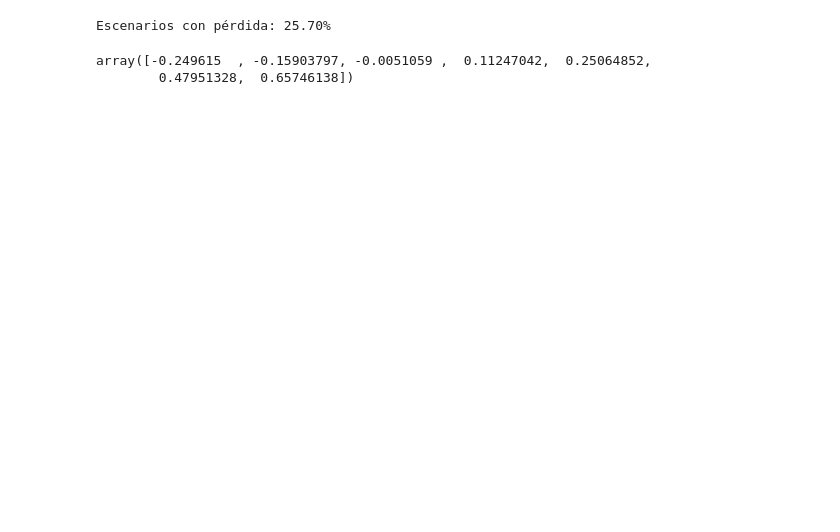
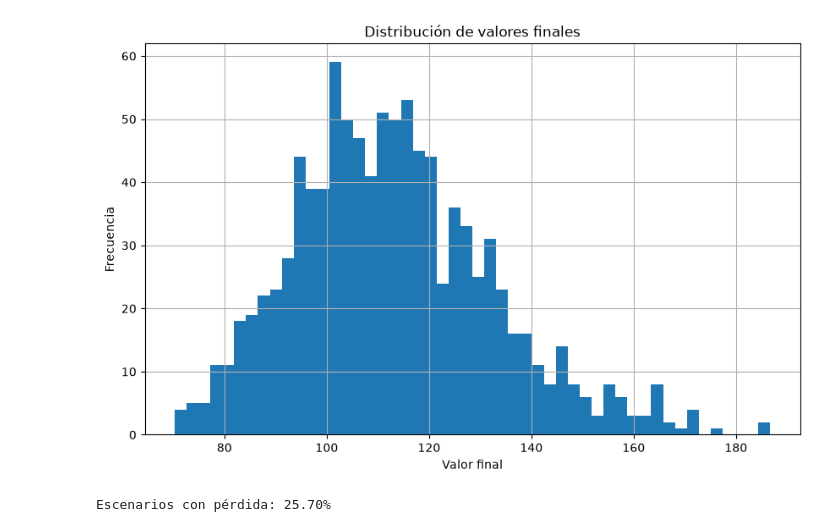
Before and after one commit to 010213reyes/Parallel-Financial-Risk-Simulator, a Jupyter notebook: notebooks/03_simulacion_secuencial.ipynb, the cells around one changed output. Drawn from its saved outputs; the diff is of its cells as text; code cells hidden in the pictures; blank space fills up the shorter version.

```diff
--- a/notebooks/03_simulacion_secuencial.ipynb
+++ b/notebooks/03_simulacion_secuencial.ipynb
@@ -137,9 +187,16 @@ print(
 # %%
-final_returns = (
-    final_prices - config.initial_value
-) / config.initial_value
+final_values = simulations[:, -1]
 
 print(
-    final_returns[:10]
+    "Cantidad de valores finales:",
+    len(final_values),
 )
+
+print(
+    "Primeros valores finales:"
+)
+
+print(
+    final_values[:10]
+)
 # %% [output]
@@ -167,21 +292,40 @@ Rendimiento máximo: 0.867135
 # %%
-loss_percentage = (
-    final_returns < 0
-).mean()
+plt.figure(figsize=(10, 6))
 
-print(
-    f"Escenarios con pérdida: "
-    f"{loss_percentage:.2%}"
+plt.hist(
+    final_values,
+    bins=50,
 )
+
+plt.title(
+    "Distribución de valores finales"
+)
+
+plt.xlabel(
+    "Valor final"
+)
+
+plt.ylabel(
+    "Frecuencia"
+)
+
+plt.grid(True)
+
+plt.show()
 # %% [output]
-Escenarios con pérdida: 25.70%
+[figure, added]
 # %%
-percentiles = np.percentile(
-    final_returns,
-    [1, 5, 25, 50, 75, 95, 99],
+loss_mask = (
+    final_values < initial_value
 )
 
-percentiles
+probability_of_loss = (
+    loss_mask.mean()
+)
+
+print(
+    f"Escenarios con pérdida: "
+    f"{probability_of_loss:.2%}"
+)
 # %% [output]
-array([-0.249615  , -0.15903797, -0.0051059 ,  0.11247042,  0.25064852,
-        0.47951328,  0.65746138])
+Escenarios con pérdida: 25.70%
```
Also changed, not shown: parts of 32 cells of this notebook, 1 other file.
